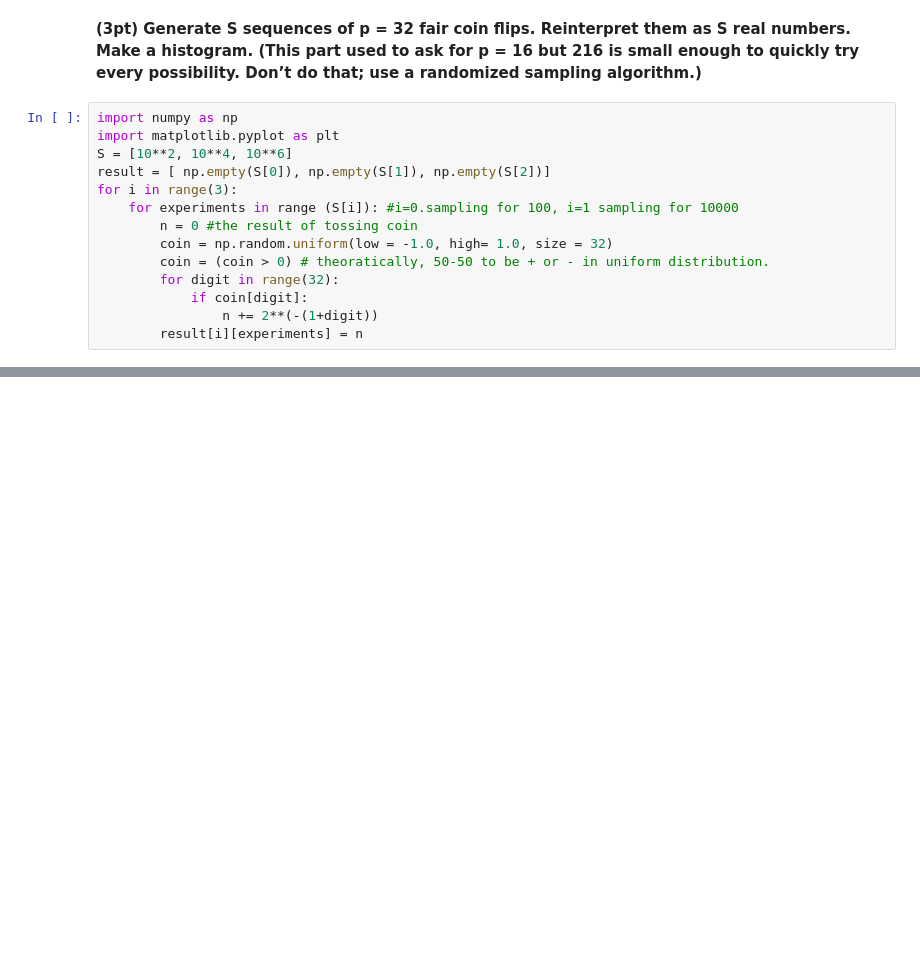
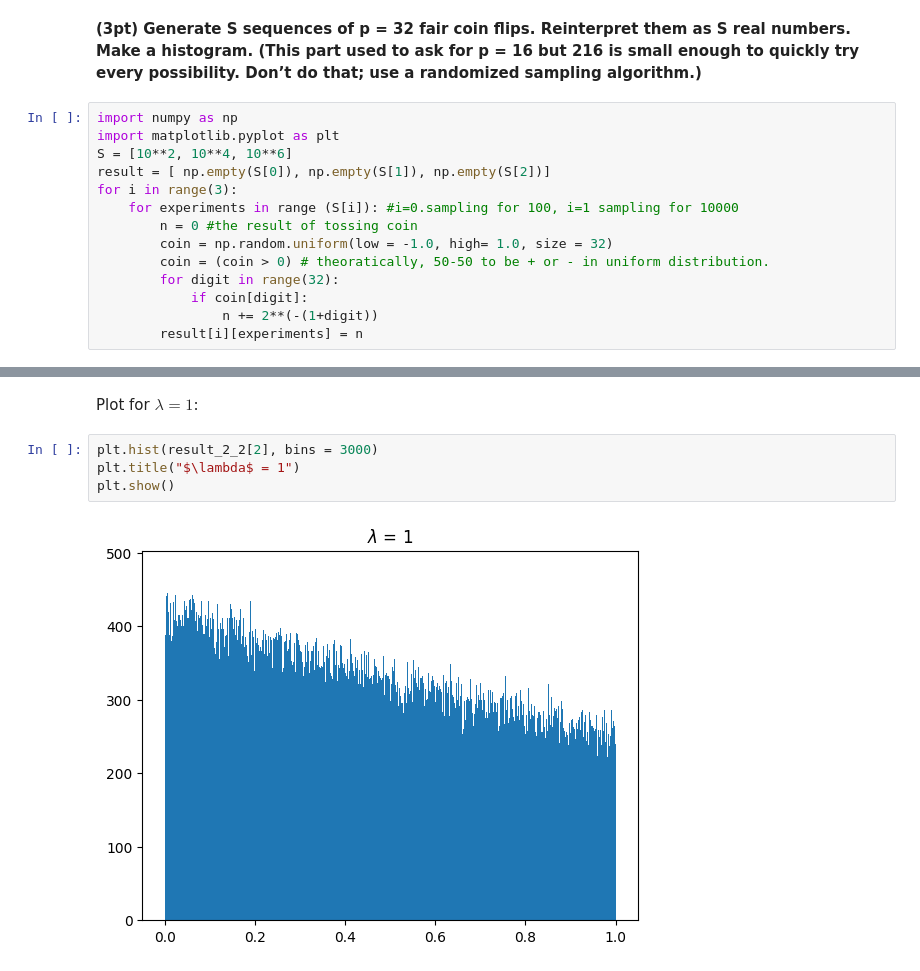
Before and after one commit to LeeYee2002/Computational-Physics-HW, a Jupyter notebook: HW2.ipynb, the cells around one changed output, grey strips where cells are left out. Cells and saved outputs as stored; diff of their text form; blank space fills up the shorter version.

```diff
--- a/HW2.ipynb
+++ b/HW2.ipynb
@@ -54,0 +100,8 @@ plt.show()
+# %% [markdown]
+Plot for $\lambda =1 $:
+# %%
+plt.hist(result_2_2[2], bins = 3000)
+plt.title("$\lambda$ = 1")
+plt.show()
+# %% [output]
+[figure, added]
```
Also changed, not shown: parts of 26 cells of this notebook.
